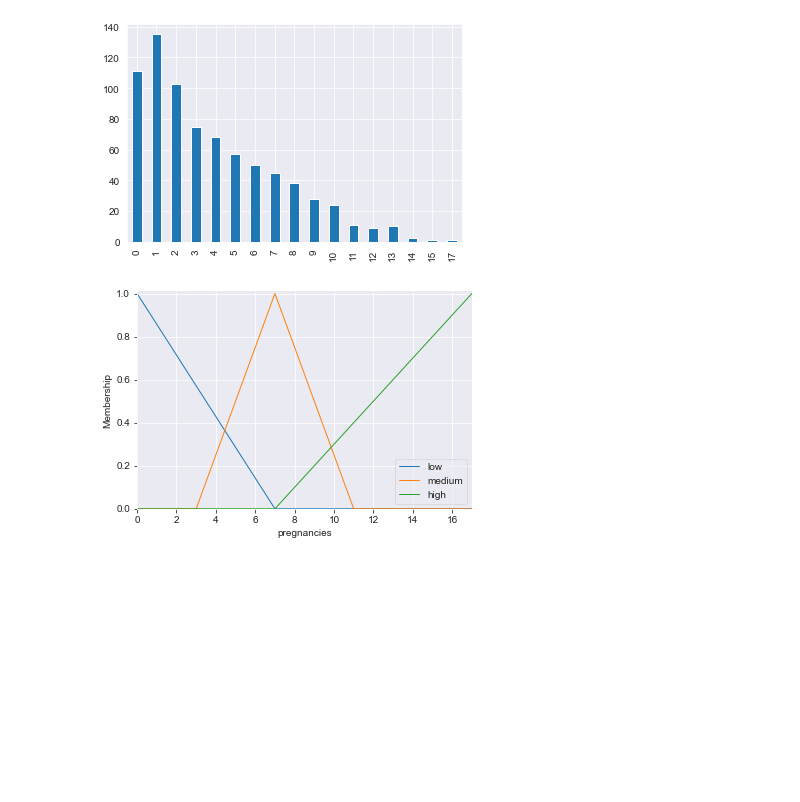
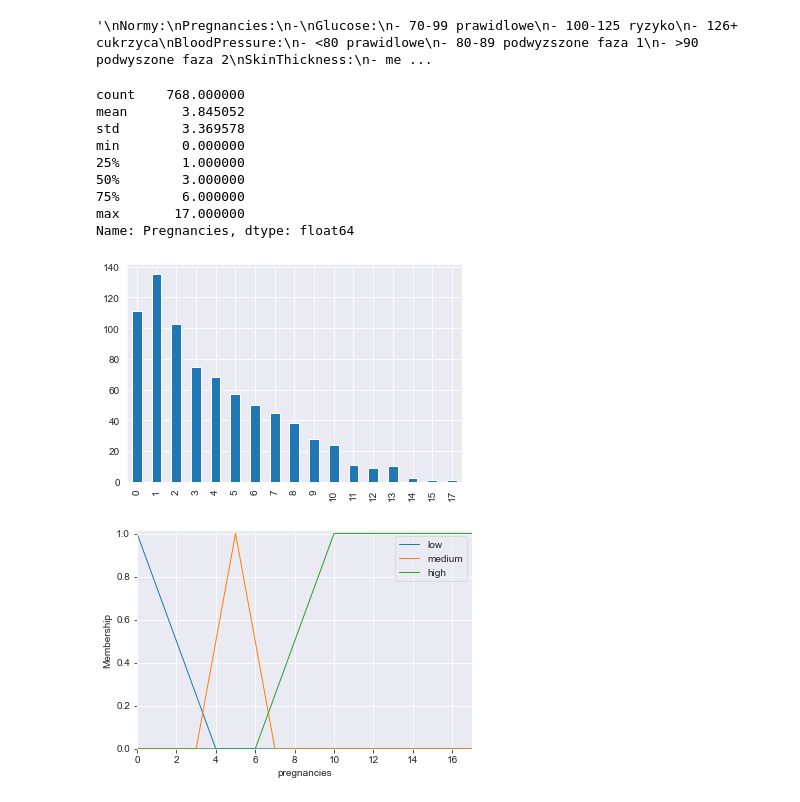
Before and after one commit to Domin8668/Projekt_SSI, a Jupyter notebook: fuzzy.ipynb, the cells around one changed output. Cells and saved outputs as stored; diff of their text form; code cells hidden in the pictures; blank space fills up the shorter version.

Commit message:
Added draft rules for Pregnancies, Glucose and BloodPressure

```diff
--- a/fuzzy.ipynb
+++ b/fuzzy.ipynb
@@ -21,35 +79,44 @@ data.describe()
 # %%
-# Klasa FuzzyClassifier zawierająca klasyfikator zbiorów rozmytych oraz metody pomocnicze
-class FuzzyClassifier:
-    """
-    Normy:
-    Pregnancies:
-    -
-    Glucose:
-    - 70-99 prawidlowe
-    - 100-125 ryzyko
-    - 126+ cukrzyca
-    BloodPressure:
-    - <80 prawidlowe
-    - 80-89 podwyzszone faza 1
-    - >90 podwyszone faza 2
-    SkinThickness:
-    - mediana 25 mm
-    Insulin:
-    - <30
-    Age:
-    - ryzyko od 45 r.ż.
-    """
-    @staticmethod
-    def create_rules(df: pd.DataFrame):
-        pregnancies = ctrl.Antecedent(df['Pregnancies'].sort_values(), 'pregnancies')
-        df['Pregnancies'].value_counts().sort_index().plot.bar(sort_columns=True)
-        pregnancies['low'] = fuzz.trimf(pregnancies.universe, [0, 0, 7])
-        pregnancies['medium'] = fuzz.trimf(pregnancies.universe, [3, 7, 11])
-        pregnancies['high'] = fuzz.trimf(pregnancies.universe, [7, 17, 17])
-        pregnancies.view()
+# Klasyfikator zbiorów rozmytych
+"""
+Normy:
+Pregnancies:
+-
+Glucose:
+- 70-99 prawidlowe
+- 100-125 ryzyko
+- 126+ cukrzyca
+BloodPressure:
+- <80 prawidlowe
+- 80-89 podwyzszone faza 1
+- >90 podwyszone faza 2
+SkinThickness:
+- mediana 25 mm
+Insulin:
+- <30
+Age:
+- ryzyko od 45 r.ż.
+"""
+# %% [output]
+'\nNormy:\nPregnancies:\n-\nGlucose:\n- 70-99 prawidlowe\n- 100-125 ryzyko\n- 126+ cukrzyca\nBloodPressure:\n- <80 prawidlowe\n- 80-89 podwyzszone faza 1\n- >90 podwyszone faza 2\nSkinThickness:\n- me ...
-# %%
-FuzzyClassifier.create_rules(data)
-# %% [output]
-[figure, removed]
-[figure, removed]
+# %%
+pregnancies_data = data['Pregnancies']
+pregnancies_data.value_counts().sort_index().plot.bar(sort_columns=True)
+pregnancies = ctrl.Antecedent(pregnancies_data.sort_values(), 'pregnancies')
+pregnancies['low'] = fuzz.trimf(pregnancies.universe, [0, 0, 4])
+pregnancies['medium'] = fuzz.trimf(pregnancies.universe, [3, 5, 7])
+pregnancies['high'] = fuzz.trapmf(pregnancies.universe, [6, 10, 17, 17])
+pregnancies.view()
+pregnancies_data.describe()
+# %% [output]
+count    768.000000
+mean       3.845052
+std        3.369578
+min        0.000000
+25%        1.000000
+50%        3.000000
+75%        6.000000
+max       17.000000
+Name: Pregnancies, dtype: float64
+[figure, added]
+[figure, added]
```
Also changed, not shown: parts of 5 cells of this notebook.
